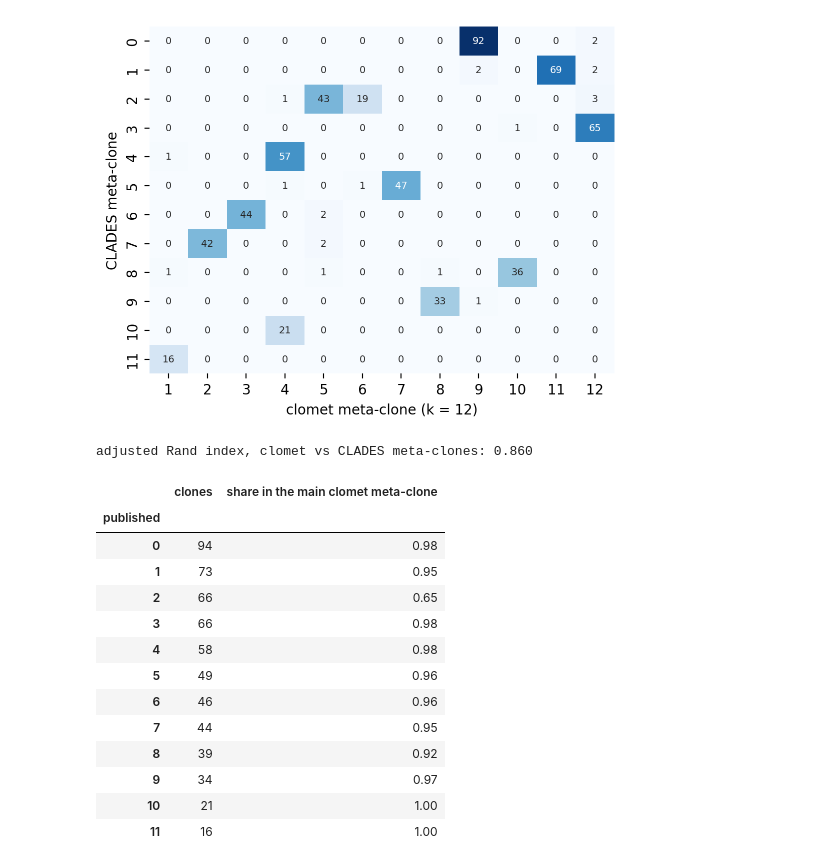
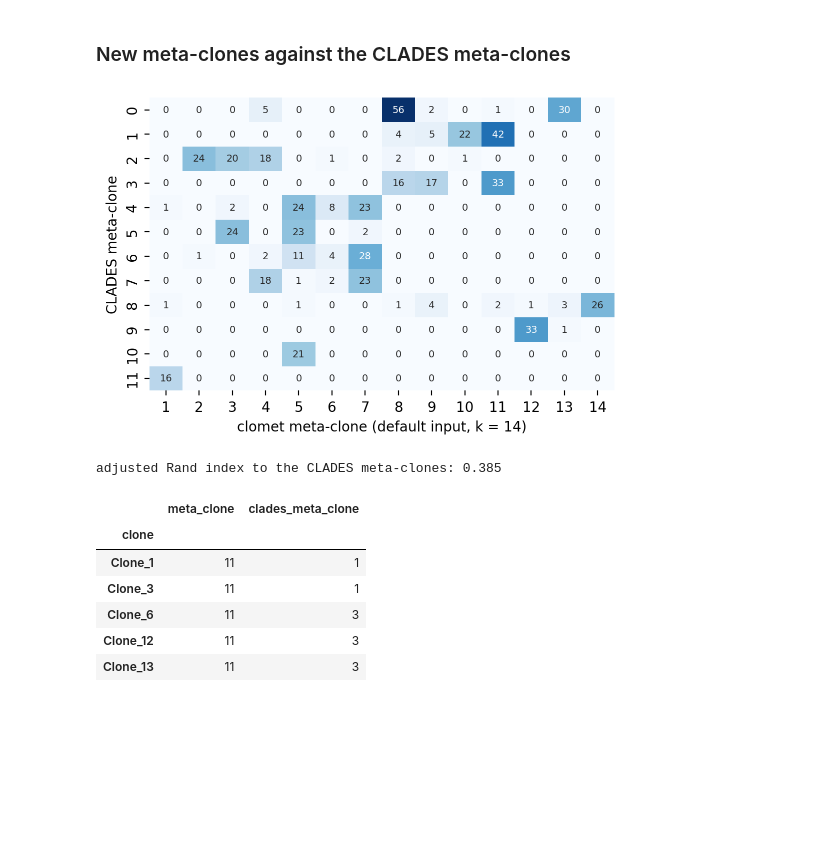
Before and after one commit to loversaber/clomet, a Jupyter notebook: examples/cord_blood_clades.ipynb, the cells around one changed output. Saved outputs shown, nothing was run; the diff lists cells and outputs as text; code cells hidden in the pictures; blank space fills up the shorter version.

```diff
--- a/examples/cord_blood_clades.ipynb
+++ b/examples/cord_blood_clades.ipynb
@@ -86,5 +86,6 @@ matrix has 31 columns). The Leiden scan, then the diagnostics for choosing k.
 # %%
-res = clomet.assign(counts, k=12, k_range=range(4, 21, 2), log1p=False, metric='euclidean', n_neighbors=15, n_pcs=30)
+k_range = list(range(4, 21, 2))
+res = clomet.assign(counts, k=14, k_range=k_range, n_pcs=30)
 print(f'{len(res.scan)} resolutions, {len(res.used)} partitions used (k = {res.used.k.tolist()})')
 clomet.pl.resolution_scan(res.scan, res.used)
 plt.show()
@@ -121,0 +121,8 @@ The tree cut at k = 12 (the number of CLADES meta-clones). Rows: CLADES meta-clo
+# %%
+k = 14
+labels = res.cuts[f'k_{k}'].astype(str).rename('meta_clone')
+mtc_order = sorted(labels.unique(), key=int)
+mtc_colors = dict(zip(mtc_order, sns.color_palette('tab20', len(mtc_order)).as_hex()))
+clomet.pl.coassociation(res.coassoc, res.tree, labels, mtc_colors)
+plt.show()
+labels.value_counts().reindex(mtc_order).rename('clones').to_frame().T
@@ -122,27 +230,20 @@ The tree cut at k = 12 (the number of CLADES meta-clones). Rows: CLADES meta-clo
+# %% [markdown]
+### New meta-clones against the CLADES meta-clones
 # %%
-tab = pd.crosstab(published, res.clusters)
-tab = tab.loc[sorted(tab.index, key=int)]
-fig, ax = plt.subplots(figsize=(6, 4.5))
+tab = pd.crosstab(clades, labels).loc[clades_order, mtc_order]
+fig, ax = plt.subplots(figsize=(6, 3.8))
 sns.heatmap(tab, annot=True, fmt='d', cmap='Blues', cbar=False, ax=ax, annot_kws=dict(fontsize=7))
-ax.set_xlabel('clomet meta-clone (k = 12)'); ax.set_ylabel('CLADES meta-clone')
+ax.set_xlabel('clomet meta-clone (default input, k = 14)'); ax.set_ylabel('CLADES meta-clone')
 plt.show()
-print(f'adjusted Rand index, clomet vs CLADES meta-clones: {adjusted_rand_score(published, res.clusters):.3f}')
-best = tab.div(tab.sum(axis=1), axis=0).max(axis=1).rename('share in the main clomet meta-clone')
-pd.concat([tab.sum(axis=1).rename('clones'), best.round(2)], axis=1)
+print(f'adjusted Rand index to the CLADES meta-clones: {adjusted_rand_score(clades, labels):.3f}')
+pd.DataFrame({'meta_clone': labels, 'clades_meta_clone': clades}).head()
 # %% [output]
-[figure, old version]
+[figure, new version]
-adjusted Rand index, clomet vs CLADES meta-clones: 0.860
+adjusted Rand index to the CLADES meta-clones: 0.385
-|  | clones | share in the main clomet meta-clone |
-| published |  |  |
-| 0 | 94 | 0.98 |
-| 1 | 73 | 0.95 |
-| 2 | 66 | 0.65 |
-| 3 | 66 | 0.98 |
-| 4 | 58 | 0.98 |
-| 5 | 49 | 0.96 |
-| 6 | 46 | 0.96 |
-| 7 | 44 | 0.95 |
-| 8 | 39 | 0.92 |
-| 9 | 34 | 0.97 |
-| 10 | 21 | 1.00 |
-| 11 | 16 | 1.00 |
+|  | meta_clone | clades_meta_clone |
+| clone |  |  |
+| Clone_1 | 11 | 1 |
+| Clone_3 | 11 | 1 |
+| Clone_6 | 11 | 3 |
+| Clone_12 | 11 | 3 |
+| Clone_13 | 11 | 3 |
```
Also changed, not shown: parts of 23 cells of this notebook, 5 other files.
